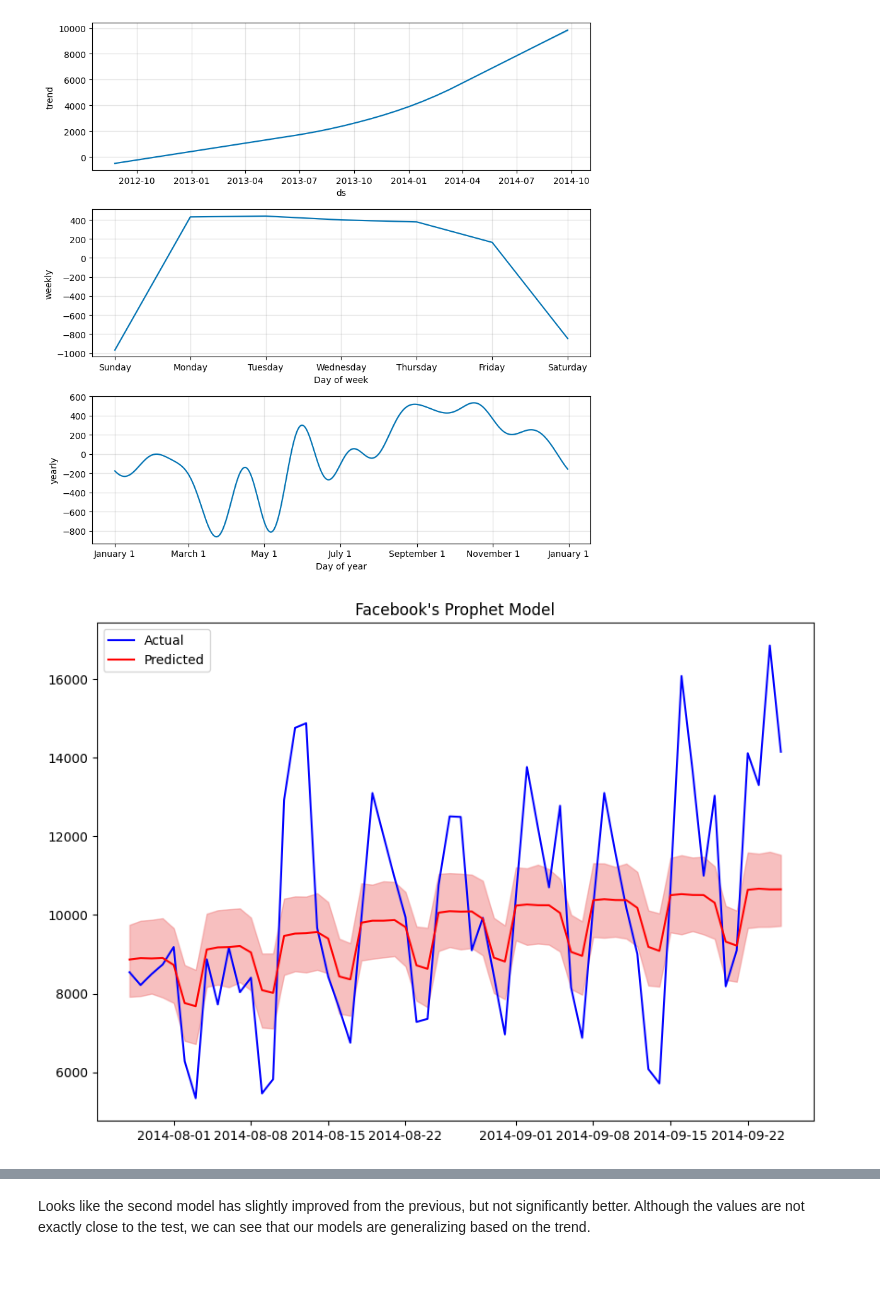
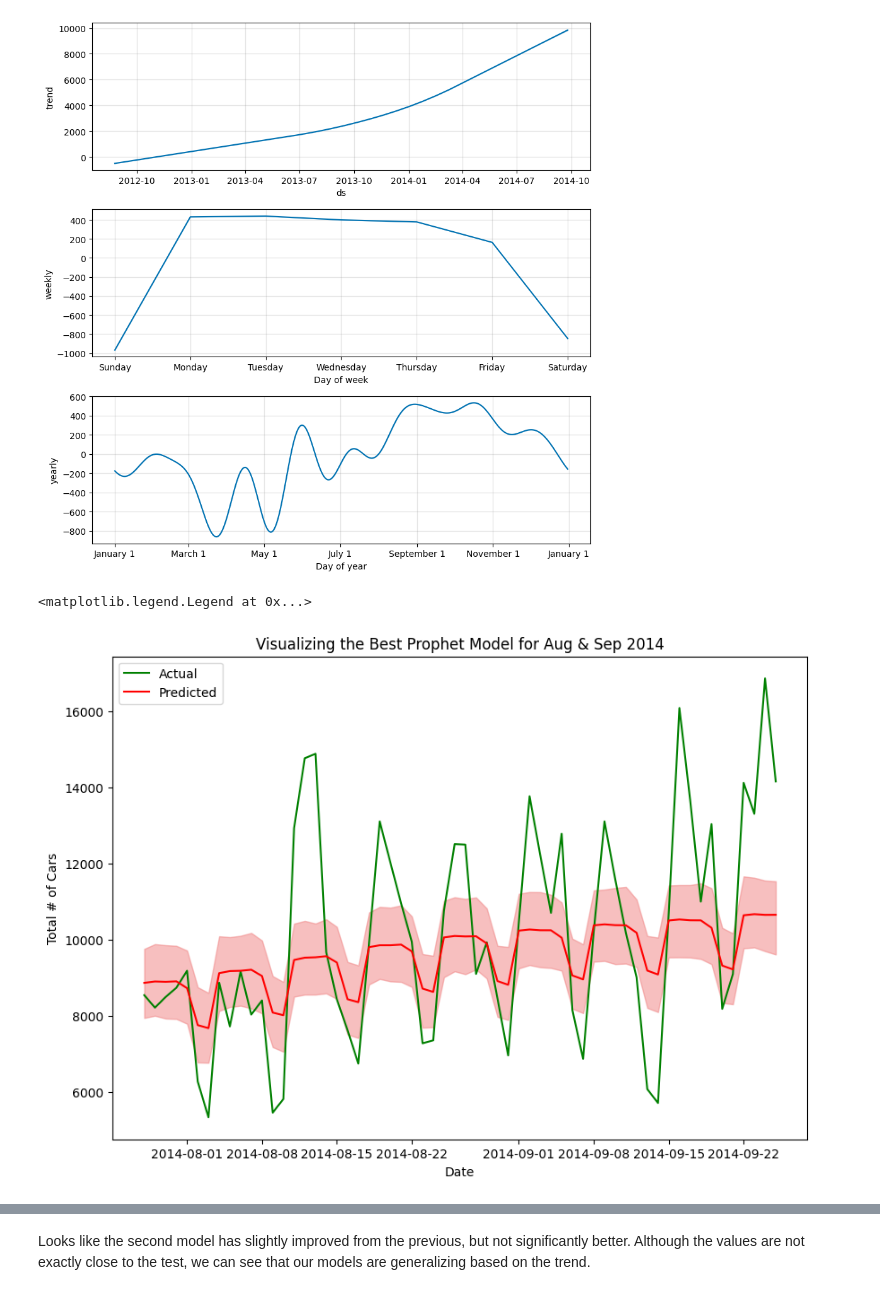
Before and after one commit to rkaushick-neu/traffic-forecasting, a Jupyter notebook: traffic_forecast_1.ipynb, the cells around one changed output, grey strips where cells are left out. Saved outputs shown, nothing was run; the diff lists cells and outputs as text; code cells hidden in the pictures.

```diff
--- a/traffic_forecast_1.ipynb
+++ b/traffic_forecast_1.ipynb
@@ -529,12 +530,15 @@ model2.plot_components(forecast2)
 [figure]
 # %%
 plt.figure(figsize=(10,7))
-plt.title("Facebook's Prophet Model")
-plt.plot(test['ds'], test['y'], label='Actual', color='blue')  # Added label for actual values
+plt.title("Visualizing the Best Prophet Model for Aug & Sep 2014")
+plt.plot(test['ds'], test['y'], label='Actual', color='green')  # Added label for actual values
 plt.plot(pred2['ds'], pred2['yhat'], color='red', label='Predicted')  # Predicted values in red
 plt.fill_between(pred2['ds'], pred2['yhat_lower'], pred2['yhat_upper'], color='lightcoral', alpha=0.5)  # Light red shading
 
-plt.legend()  # Show legend
-plt.show()
+plt.xlabel('Date')
+plt.ylabel('Total # of Cars')
+
+plt.legend()
 # %% [output]
+<matplotlib.legend.Legend at 0x...>
-[figure, old version]
+[figure, new version]
```
Also changed, not shown: parts of 11 cells of this notebook.
